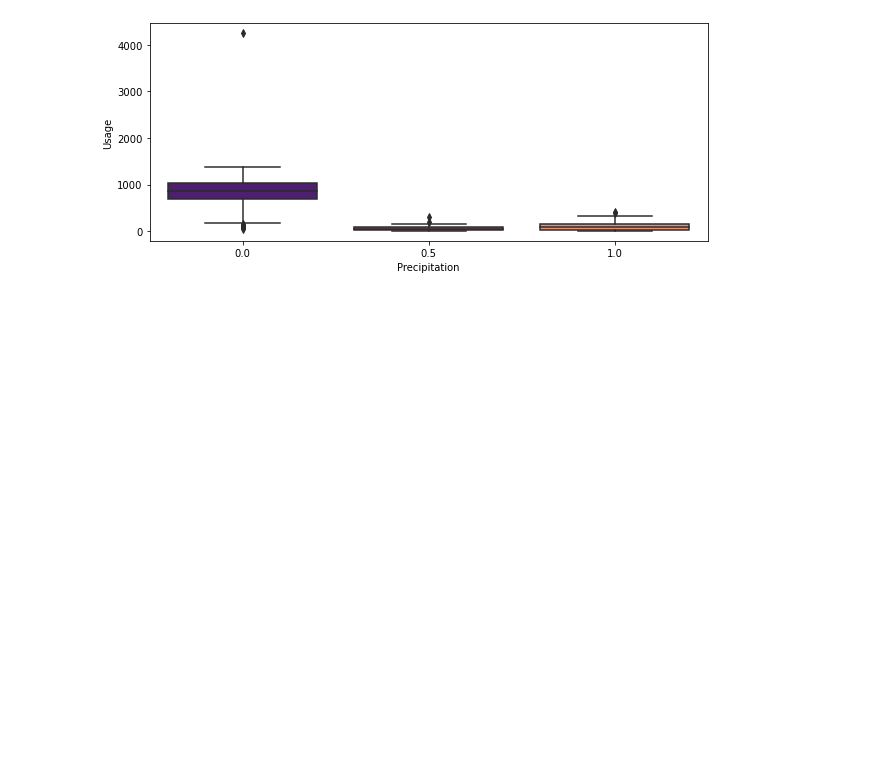
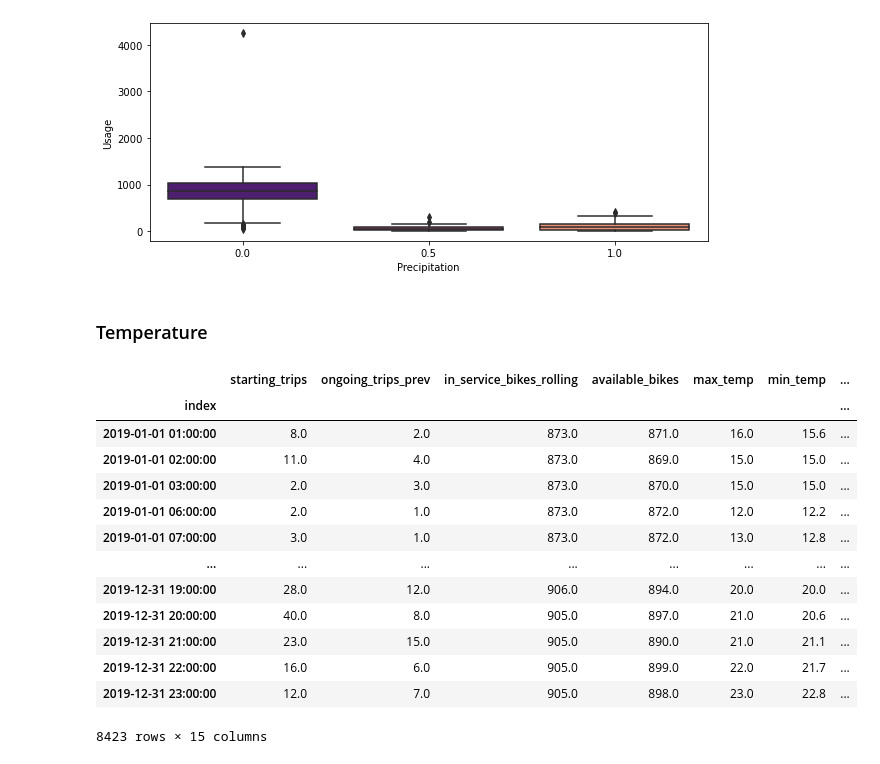
Before and after one commit to katekuian/aa_2021_magma, a Jupyter notebook: 02_descriptive_analytics/01_temporal_demand_patterns_and_seasonality.ipynb, the cells around one changed output. Drawn from its saved outputs; the diff is of its cells as text; code cells hidden in the pictures; blank space fills up the shorter version.

```diff
--- a/02_descriptive_analytics/01_temporal_demand_patterns_and_seasonality.ipynb
+++ b/02_descriptive_analytics/01_temporal_demand_patterns_and_seasonality.ipynb
@@ -122,3 +122,24 @@ ax.set_ylabel("Usage")
 plt.show()
 # %% [output]
 [figure]
+# %% [markdown]
+### Temperature
+# %%
+trips_hourly_engineered_temp = trips_hourly_engineered
+trips_hourly_engineered_temp["max_temp"]= trips_hourly_engineered_temp["max_temp"].round()
+trips_hourly_engineered_temp
+# %% [output]
+|  | starting_trips | ongoing_trips_prev | in_service_bikes_rolling | available_bikes | max_temp | min_temp | ... |
+| index |  |  |  |  |  |  | ... |
+| 2019-01-01 01:00:00 | 8.0 | 2.0 | 873.0 | 871.0 | 16.0 | 15.6 | ... |
+| 2019-01-01 02:00:00 | 11.0 | 4.0 | 873.0 | 869.0 | 15.0 | 15.0 | ... |
+| 2019-01-01 03:00:00 | 2.0 | 3.0 | 873.0 | 870.0 | 15.0 | 15.0 | ... |
+| 2019-01-01 06:00:00 | 2.0 | 1.0 | 873.0 | 872.0 | 12.0 | 12.2 | ... |
+| 2019-01-01 07:00:00 | 3.0 | 1.0 | 873.0 | 872.0 | 13.0 | 12.8 | ... |
+| ... | ... | ... | ... | ... | ... | ... | ... |
+| 2019-12-31 19:00:00 | 28.0 | 12.0 | 906.0 | 894.0 | 20.0 | 20.0 | ... |
+| 2019-12-31 20:00:00 | 40.0 | 8.0 | 905.0 | 897.0 | 21.0 | 20.6 | ... |
+| 2019-12-31 21:00:00 | 23.0 | 15.0 | 905.0 | 890.0 | 21.0 | 21.1 | ... |
+| 2019-12-31 22:00:00 | 16.0 | 6.0 | 905.0 | 899.0 | 22.0 | 21.7 | ... |
+| 2019-12-31 23:00:00 | 12.0 | 7.0 | 905.0 | 898.0 | 23.0 | 22.8 | ... |
+8423 rows × 15 columns
```
Also changed, not shown: parts of 2 cells of this notebook.
